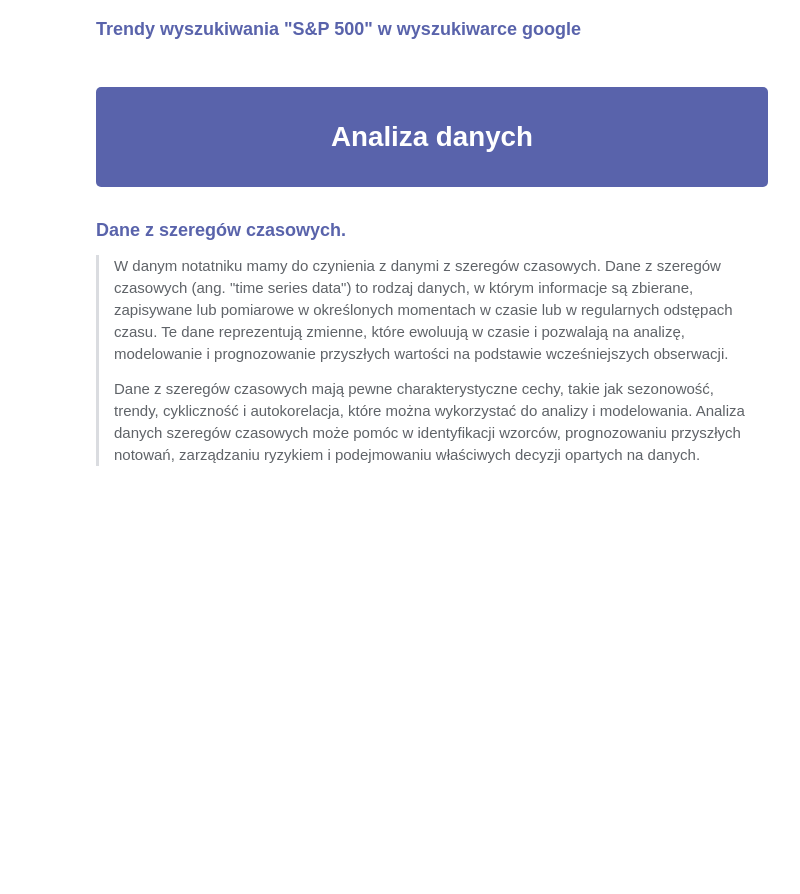
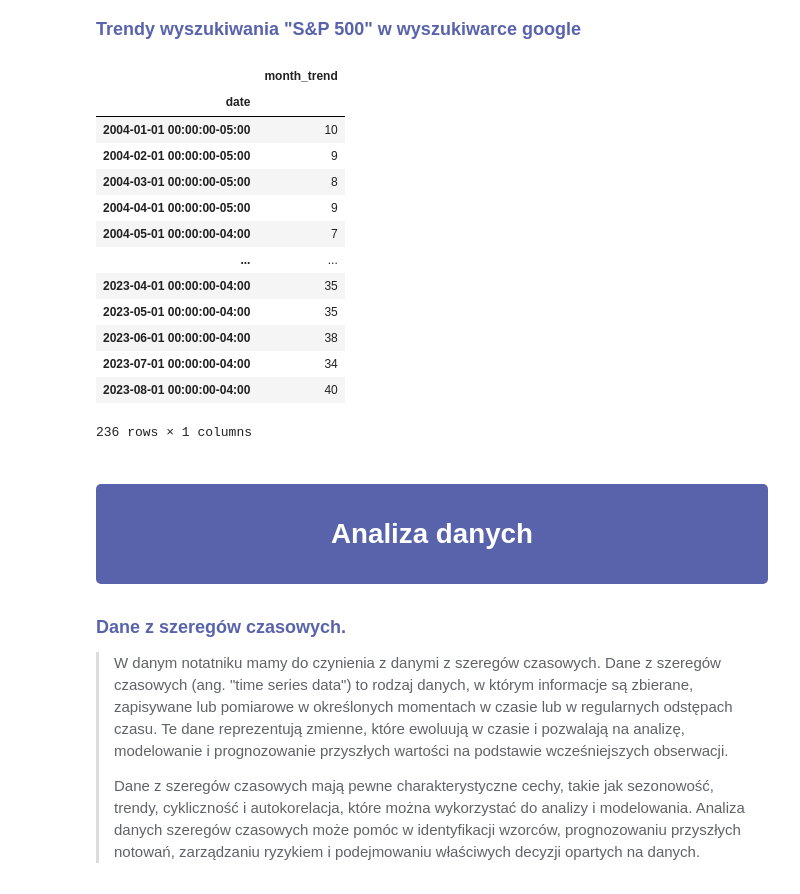
Before and after one commit to JozefImiolo/Projekt_Inzynierski, a Jupyter notebook: projekt_inzynierski.ipynb, the cells around one changed output. Saved outputs shown, nothing was run; the diff lists cells and outputs as text; code cells hidden in the pictures; blank space fills up the shorter version.

```diff
--- a/projekt_inzynierski.ipynb
+++ b/projekt_inzynierski.ipynb
@@ -146,10 +212,25 @@ usa_eco_rates
 **<font color="#5963ab" size="4">Trendy wyszukiwania "S&P 500" w wyszukiwarce google</font>**
 # %%
 # load the dataset
-goog_trend = pd.read_csv('/kaggle/input/s-and-p500-google-trends/SP500_GoogleTrends.csv', index_col='date')
+goog_trend = pd.read_csv('data/SP500_GoogleTrends.csv', index_col='date')
 goog_trend.index = pd.to_datetime(goog_trend.index)
 goog_trend.index = goog_trend.index.tz_localize('America/New_York')
 goog_trend
+# %% [output]
+|  | month_trend |
+| date |  |
+| 2004-01-01 00:00:00-05:00 | 10 |
+| 2004-02-01 00:00:00-05:00 | 9 |
+| 2004-03-01 00:00:00-05:00 | 8 |
+| 2004-04-01 00:00:00-05:00 | 9 |
+| 2004-05-01 00:00:00-04:00 | 7 |
+| ... | ... |
+| 2023-04-01 00:00:00-04:00 | 35 |
+| 2023-05-01 00:00:00-04:00 | 35 |
+| 2023-06-01 00:00:00-04:00 | 38 |
+| 2023-07-01 00:00:00-04:00 | 34 |
+| 2023-08-01 00:00:00-04:00 | 40 |
+236 rows × 1 columns
 # %% [markdown]
 <div id="chap3"><h1 style="color:white;background:#5963ab;border-radius:5px;padding:30px;font-family:'Arial', cursive;font-size:50px;text-align:center">Analiza danych</h1></div>
 # %% [markdown]
```
Also changed, not shown: parts of 75 cells of this notebook, 1 other file.
